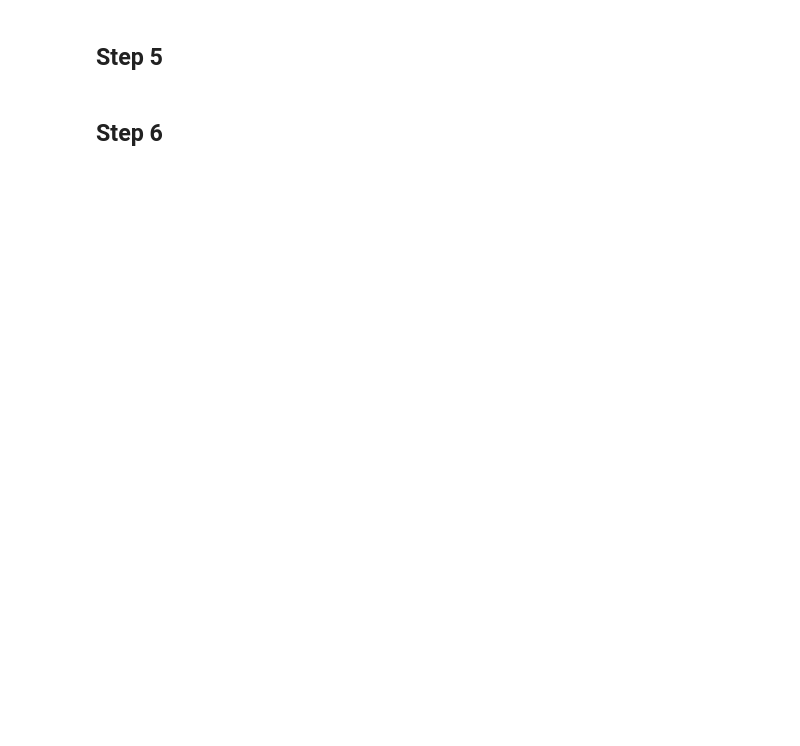
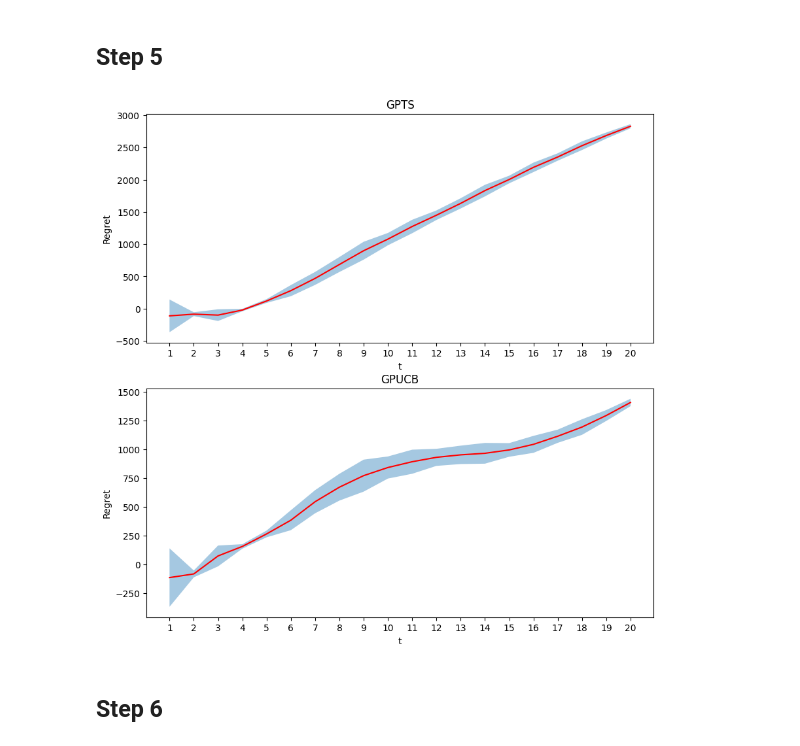
Before and after one commit to FPuoti255/OLA_project, a Jupyter notebook: src/trial_notebook.ipynb, the cells around one changed output. Cells and saved outputs as stored; diff of their text form; code cells hidden in the pictures; blank space fills up the shorter version.

```diff
--- a/src/trial_notebook.ipynb
+++ b/src/trial_notebook.ipynb
@@ -63,7 +46,9 @@ plt.show()
 ## Step 5
 # %%
 gpucb_rewards_per_experiment, gpts_rewards_per_experiment, opts = simulate_step5()
-plot_regrets_step5(gpts_rewards_per_experiment,gpucb_rewards_per_experiment,opts)
+plot_regrets(gpts_rewards_per_experiment, gpucb_rewards_per_experiment, opts, ["GPTS", "GPUCB"])
+# %% [output]
+[figure, added]
 # %% [markdown]
 ## Step 6
 # %%
```
Also changed, not shown: parts of 6 cells of this notebook, 4 other files.
